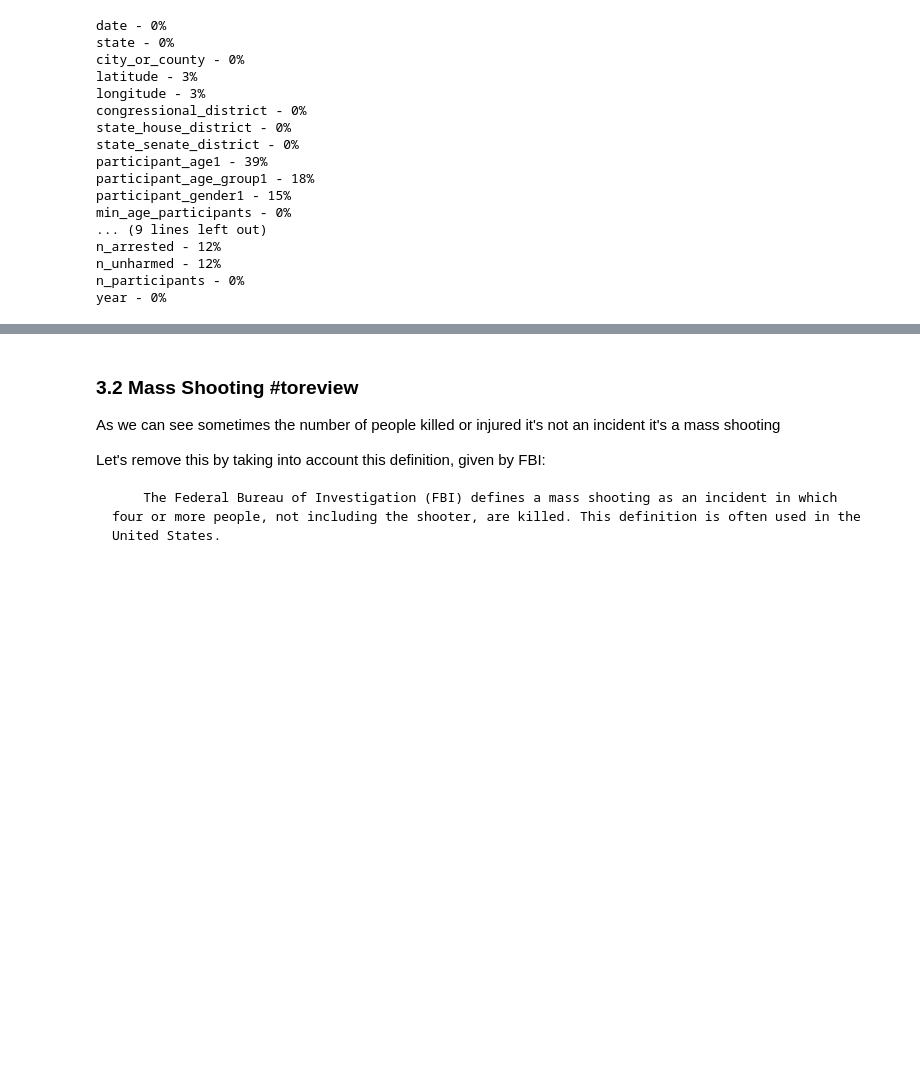
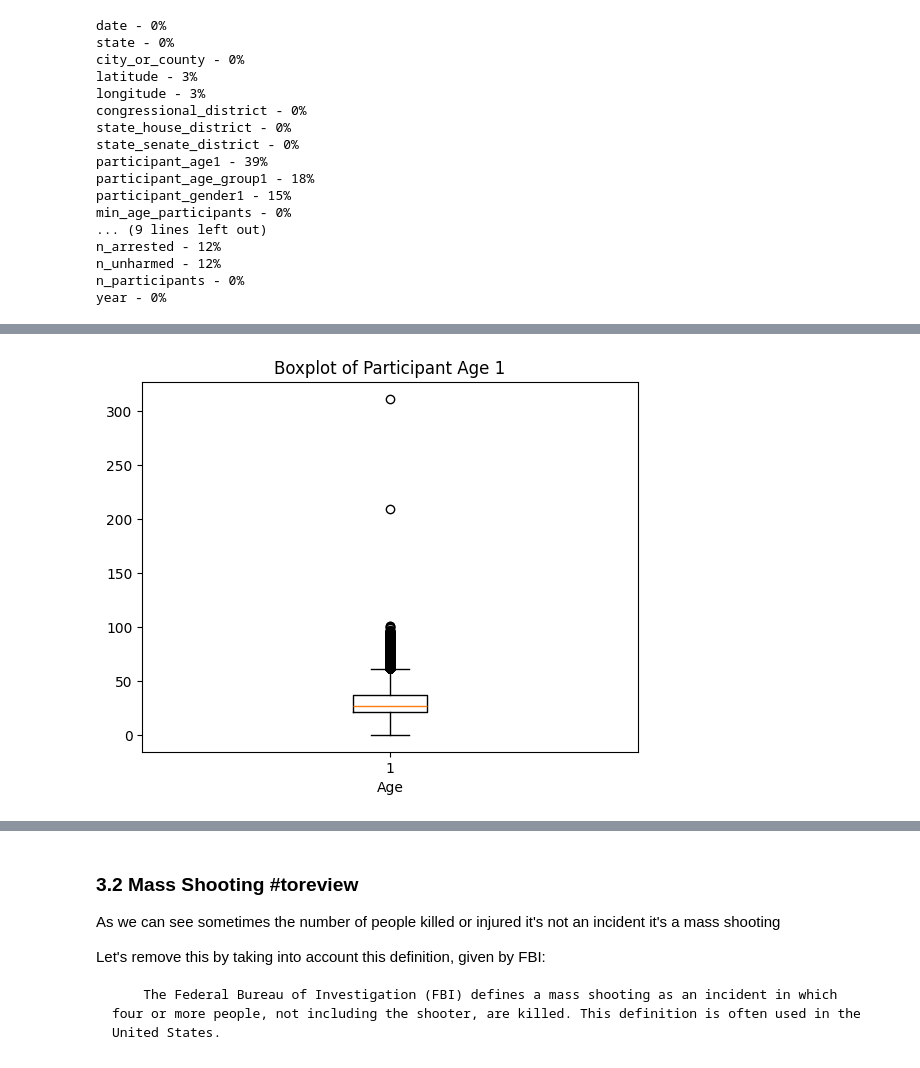
Before and after one commit to TheDarkPyotr/DataMining2023, a Jupyter notebook: source/Task1_Data_Understanding.ipynb, the cells around one changed output, grey strips where cells are left out. Cells and saved outputs as stored; diff of their text form; code cells hidden in the pictures; blank space fills up the shorter version.

```diff
--- a/source/Task1_Data_Understanding.ipynb
+++ b/source/Task1_Data_Understanding.ipynb
@@ -404,0 +436,35 @@ df_incidents_nodup = df_incidents_nona.drop_duplicates()
+# %%
+# Create a copy of the DataFrame to avoid modifying the original
+df_incidents_copy = df_incidents.copy()
+
+# Create a dictionary to store the mode values for each 'participant_age_group1'
+mode_dict = df_incidents_copy.groupby('participant_age_group1')['participant_age1'].apply(lambda x: x.mode().values[0]).to_dict()
+
+# Define a function to fill missing values in 'participant_age1' based on 'participant_age_group1'
+def fill_age_with_mode(row):
+    if pd.isna(row['participant_age1']):
+        return mode_dict.get(row['participant_age_group1'], row['participant_age1'])
+    return row['participant_age1']
+
+# Apply the function to create a new column 'filled_age1' with updated values
+df_incidents_copy['filled_age1'] = df_incidents_copy.apply(fill_age_with_mode, axis=1)
+# %%
+# Remove NaNs
+
+df_incidents_nodup.isna().sum()
+
+#   Let's get the % of nans with respect to the total number of records, if is > 50% we drop the column
+
+for col in df_incidents_copy.columns:
+    pct_missing = np.mean(df_incidents_copy[col].isnull())
+    print('{} - {}%'.format(col, round(pct_missing*100)))
+
+    # drop if more than 50% of the data is missing
+    if pct_missing > 0.5:
+        df_incidents_copy.drop(col, axis=1, inplace=True)
+
+# Finally deleting all NaNs
+#df_incidents_nodup = df_incidents_nodup.dropna()
+
+# Drop duplicates
+df_incidents_nodup = df_incidents_copy.drop_duplicates()
@@ -404,0 +489,10 @@ df_incidents_nodup = df_incidents_nona.drop_duplicates()
+# %%
+filtered_data = df_incidents_nodup['participant_age1'].dropna().astype(int)
+
+# Create a boxplot to visualize the distribution
+plt.boxplot(filtered_data, vert=True)  # vert=False makes it horizontal
+plt.xlabel('Age')
+plt.title('Boxplot of Participant Age 1')
+plt.show()
+# %% [output]
+[figure, added]
```
Also changed, not shown: parts of 34 cells of this notebook.
